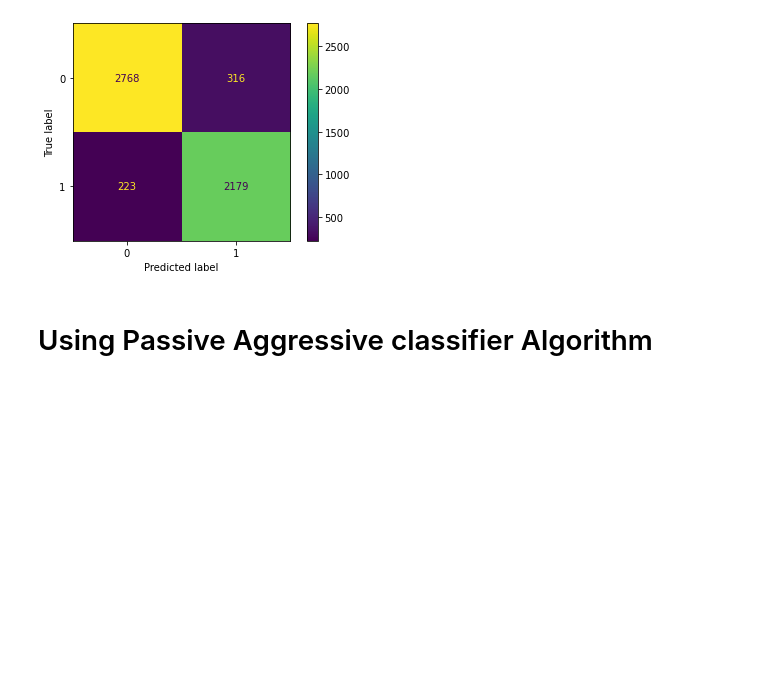
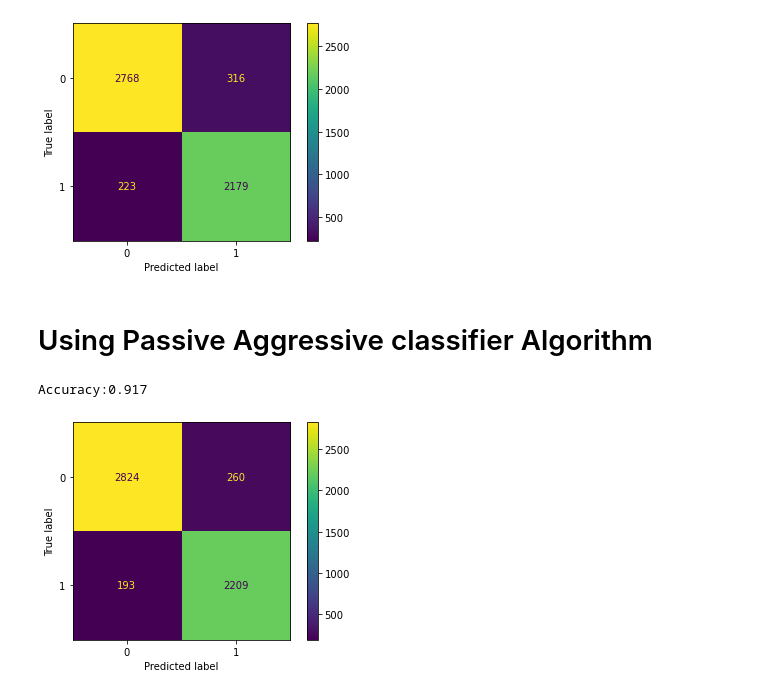
Before and after one commit to nishantsinha00/Fake-News-, a Jupyter notebook: Notebook.ipynb, the cells around one changed output. Cells and saved outputs as stored; diff of their text form; code cells hidden in the pictures; blank space fills up the shorter version.

```diff
--- a/Notebook.ipynb
+++ b/Notebook.ipynb
@@ -220,0 +223,10 @@ Accuracy:0.902
+# %%
+pc = PassiveAggressiveClassifier()
+pc.fit(X_train,y_train)
+score = pc.score(X_test,y_test)
+print('Accuracy:%0.3f'%score)
+plot_confusion_matrix(pc,X_test,y_test)
+plt.show()
+# %% [output]
+Accuracy:0.917
+[figure, added]
```
Also changed, not shown: parts of 3 cells of this notebook.
